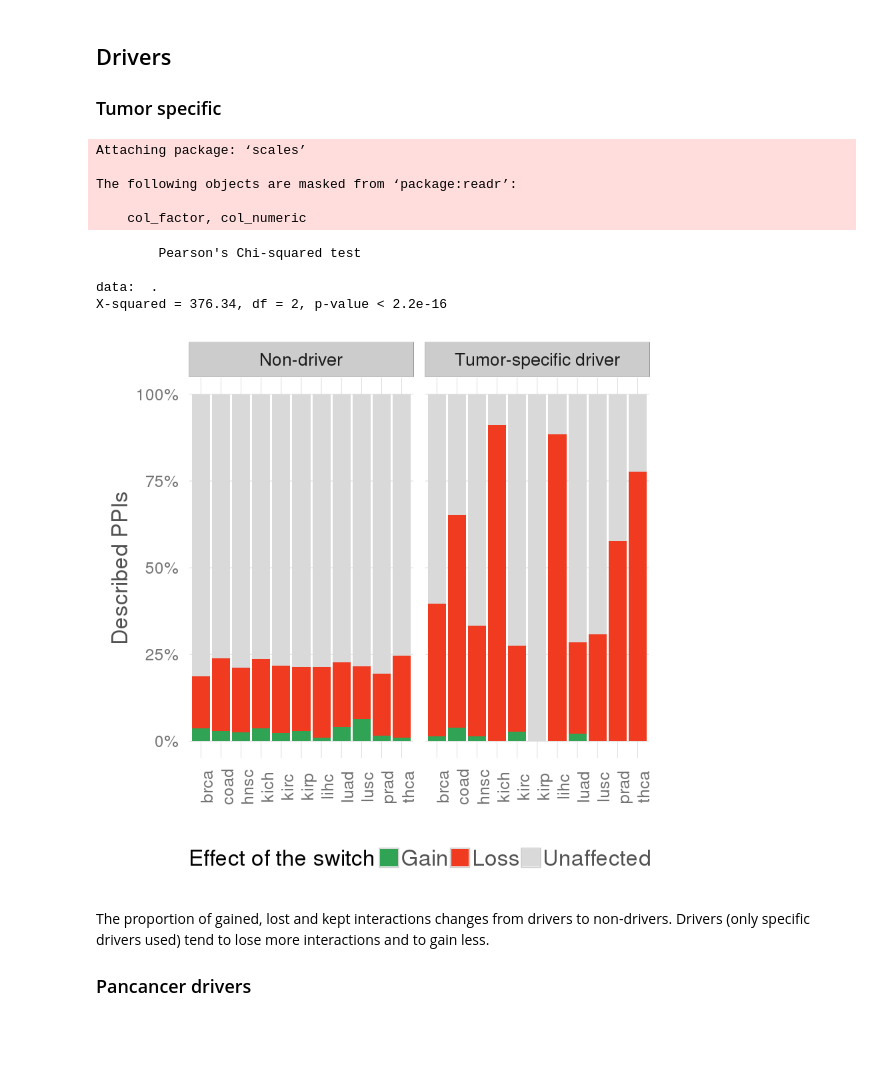
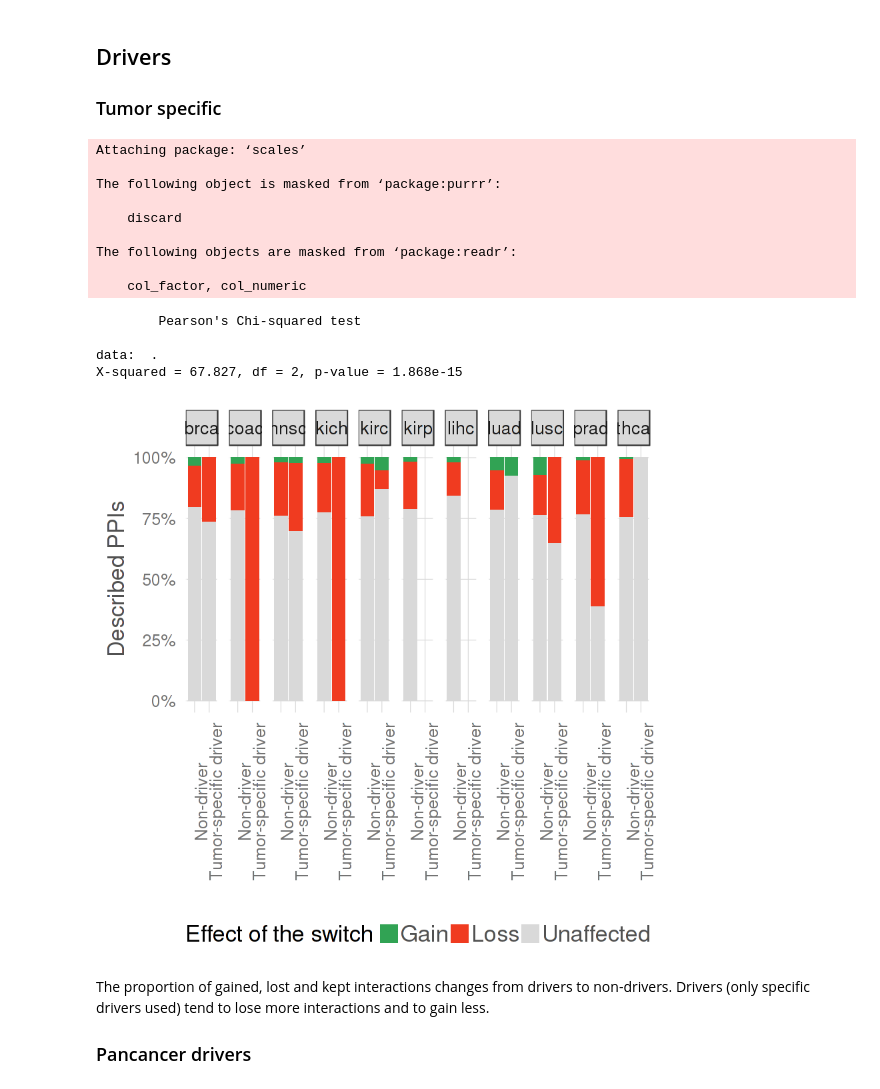
Before and after one commit to hclimente/smartas, a Jupyter notebook: structural_analysis/ppi.ipynb, the cells around one changed output. Cells and saved outputs as stored; diff of their text form; code cells hidden in the pictures; blank space fills up the shorter version.

```diff
--- a/structural_analysis/ppi.ipynb
+++ b/structural_analysis/ppi.ipynb
@@ -10,7 +10,7 @@ switches <- read_tsv("../data/pancancer/candidateList_full.tsv") %>%
     filter(Reliable==1 & IsFunctional==1 & Origin=="Tumor")
 
 switches.split <- read_tsv("../data/pancancer/candidateList_full.tumorSplit.tsv") %>%
-    filter(Reliable==1 & IsFunctional==1 & Origin=="Tumor")
+    filter(EnoughRecurrence == 1 & NotNoise==1 & IsModel==1 & Origin=="Tumor")
 
 potus <- switches %>%
     select(GeneId,Symbol,Normal_transcript,Tumor_transcript, Recurrence,
@@ -137,32 +137,36 @@ We will check if the bulk of interactions tend to involve a switch in a particul
 # %%
 library(scales)
 
 ppi.split %>%
     mutate(SpecificDriver = ifelse(SpecificDriver==1, "Tumor-specific driver", "Non-driver")) %>%
-    ggplot(aes(x=Tumor, fill=What)) +
+    ggplot(aes(x=SpecificDriver, fill=What)) +
         geom_bar(position="fill") +
         clean_theme() +
         labs(x="",y="Described PPIs",fill="Effect of the switch") +
         scale_fill_manual(values = ppiPalette) +
         theme(legend.position="bottom", axis.text.x = element_text(angle = 90)) +
         scale_y_continuous(labels = percent) +
-        facet_grid(.~SpecificDriver)
+        facet_grid(.~Tumor)
 
 ppi.split %>%
     select(SpecificDriver,What) %>%
     table %>%
     chisq.test
 # %% [output]
 Attaching package: ‘scales’
+
+The following object is masked from ‘package:purrr’:
+
+    discard
 
 The following objects are masked from ‘package:readr’:
 
     col_factor, col_numeric
         Pearson's Chi-squared test
 
 data:  .
-X-squared = 376.34, df = 2, p-value < 2.2e-16
+X-squared = 67.827, df = 2, p-value = 1.868e-15
-[figure, old version]
+[figure, new version]
 # %% [markdown]
 The proportion of gained, lost and kept interactions changes from drivers to non-drivers. Drivers (only specific drivers used) tend to lose more interactions and to gain less.
 
```
Also changed, not shown: parts of 17 cells of this notebook.
